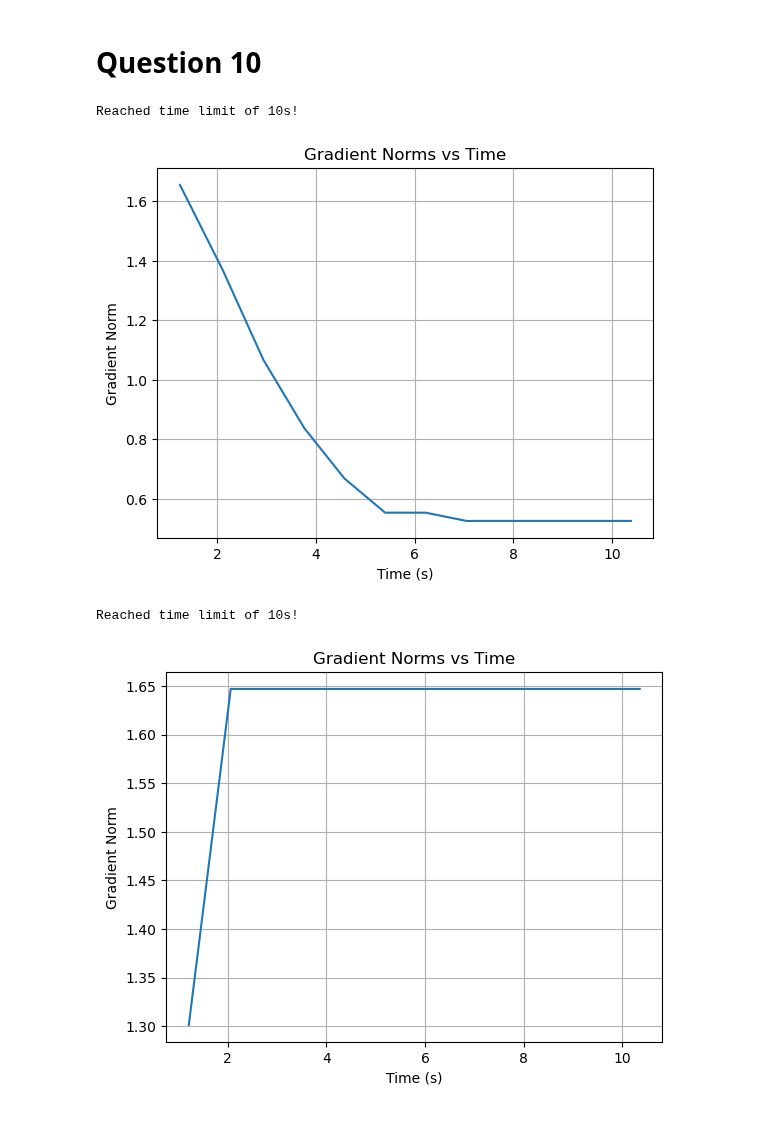
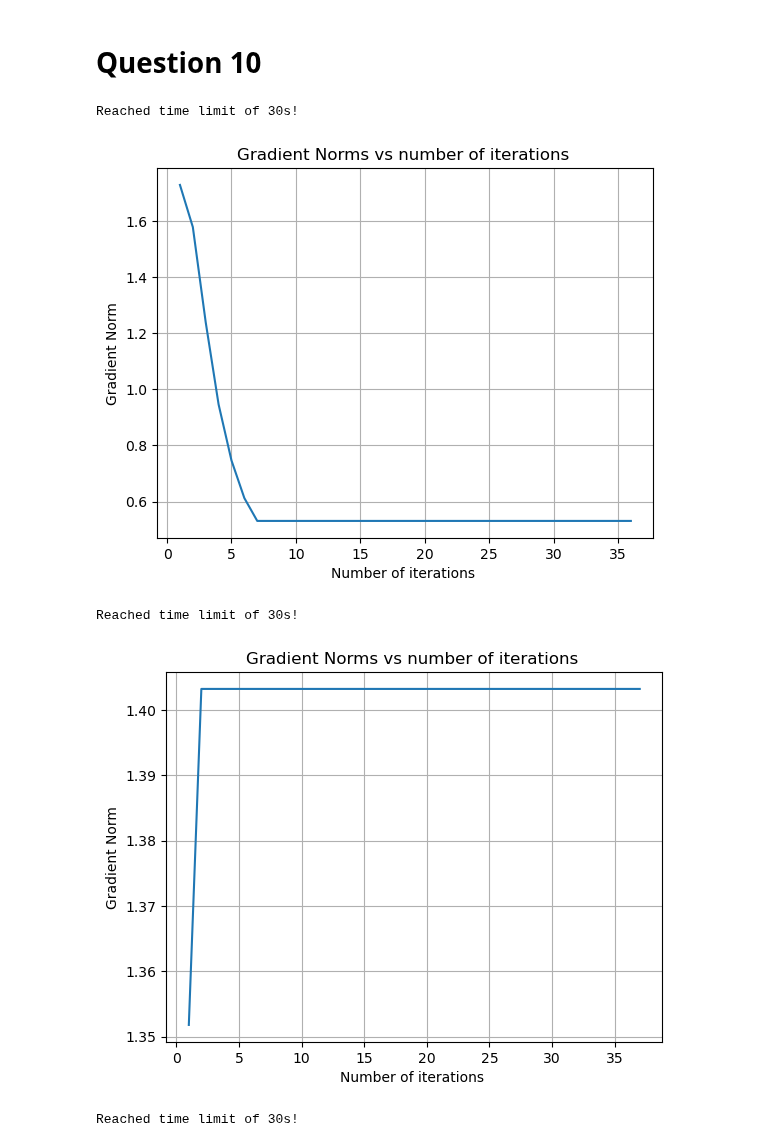
Before and after one commit to gzein/ContOpt_HW2, a Jupyter notebook: ContOpt_HW2.ipynb, the cells around one changed output. Saved outputs shown, nothing was run; the diff lists cells and outputs as text; code cells hidden in the pictures.

```diff
--- a/ContOpt_HW2.ipynb
+++ b/ContOpt_HW2.ipynb
@@ -155,16 +155,6 @@ def d_big_phi(X,P):
         d_big_phi[0:n**2,2*i:2*i+2] = d_phi(X[2*i:2*i+2].T,P)
     return d_big_phi
 
-def d_f(X,P):
-    """
-    Computes the jacobian of f
-
-    :param X: np.ndarray[(2K, 1)] "position of a star"
-    :param P: np.ndarray[(2, n**2)] "pixel positions"
-    :returns: np.ndarray[(1, 2K)]
-    """
-    return (1/n**2)*(bigphi(X,P)-y).T@d_big_phi(X,P)
-
 #compute gradient of f
 def grad_f(X,P):
     """
@@ -174,7 +164,7 @@ def grad_f(X,P):
     :param P: np.ndarray[(2, n**2)] "pixel positions"
     :returns: np.ndarray[(2K, 1)]
     """
-    return d_f(X,P).T
+    return ((1/n**2)*(bigphi(X,P)-y).T@d_big_phi(X,P)).T
 # %% [markdown]
 # Question 6.2
 # %%
@@ -369,7 +400,8 @@ def tCG(b: np.array, radius: float) -> tuple:
         if inner <= 0 or np.linalg.norm(v_plus) >= radius:
             inner_pv = v0.T@p0
             norm2_p = p0.T@p0
-            t = (-np.sqrt(inner_pv) + np.sqrt(inner_pv - (inner_pv - radius**2) * norm2_p))/norm2_p
+            norm2_v = v0.T@v0
+            t = (-inner_pv + np.sqrt( inner_pv**2 + norm2_p*(radius**2 - norm2_v) ))/norm2_p
             v0 += t * p0
             return (v0, b - r0 + t*Hp, True)  # since we solved ||v0|| = Delta, the flag is true
         else:
@@ -381,6 +413,6 @@ def tCG(b: np.array, radius: float) -> tuple:
         beta0 = (r0.T@r0)/(r_old.T@r_old)
         p0 = r0 + beta0 * p0
 
-x0 = X0.flatten(order='F').reshape(d*K,1)  # Random X
+x0 = X0.flatten(order='F').reshape(d*K,1)
 print(tCG(x0, 0.25))
 # %% [output]
@@ -404,9 +436,9 @@ print(tCG(x0, 0.25))
 # %% [markdown]
 # Question 10
 # %%
-def TRsolver(x0: np.array, Delta0: float, DeltaBar: float, rhoPrime: float=0.1, tol=0.001, time_limit = 10) -> np.array:
-    """TrustRegion solver
-
+def TRsolver(x0: np.array, Delta0: float, DeltaBar: float, rhoPrime: float=0.1, tol=0.001, time_limit = 30) -> np.array:
+    """
+    TrustRegion solver
     :param x0: np.ndarray[(2K,1))]
     :param Delta0: float
     :param DeltaBar: float
@@ -419,6 +451,8 @@ def TRsolver(x0: np.array, Delta0: float, DeltaBar: float, rhoPrime: float=0.1,
     iterates = []
     gradient_norms = []
     times = []
+    rhos = []
+    deltas = []
     while gradient > tol:  # replace with while loop, with a stopping criterion
         iterates.append(x0)
         TRsub = tCG(x0, Delta0)
@@ -428,42 +462,62 @@ def TRsolver(x0: np.array, Delta0: float, DeltaBar: float, rhoPrime: float=0.1,
             x0 = x0_plus
 
         if rho < 0.25:
             Delta0 = 0.25 * Delta0
         elif rho > 0.75 and TRsub[2]:
             Delta0 = min(2*Delta0, DeltaBar)
         else:
             pass
         gradient = np.linalg.norm(grad_f(x0, P))
+        #add outputs
         gradient_norms.append(gradient)
         times.append(time.time() - start_time)
+        rhos.append(rho)
+        deltas.append(Delta0)
+
         if time.time() - start_time > time_limit:
             print(f"Reached time limit of {time_limit}s!")
             break
     return (x0, iterates,gradient_norms,times)
 
 x0 = X0.flatten(order='F').reshape(d*K,1) #x0
 x0, iterates,gradient_norms,times = TRsolver(x0, delta_0, delta_bar)
 
-# Plot gradient norms vs time
-plt.plot(times, gradient_norms)
-plt.xlabel('Time (s)')
+# Plot gradient norms vs number of iterations
+x = np.linspace(1,len(gradient_norms),len(gradient_norms))
+plt.plot(x, gradient_norms)
+plt.xlabel('Number of iterations ')
 plt.ylabel('Gradient Norm')
-plt.title('Gradient Norms vs Time')
+plt.title('Gradient Norms vs number of iterations ')
 plt.grid(True)
 plt.show()
 
 x_random = np.random.uniform(-0.1, 0.1, (d, K)).flatten(order='F').reshape(d*K,1)  # Random X
 x0, iterates,gradient_norms,times = TRsolver(x_random, delta_0, delta_bar)
 
-# Plot gradient norms vs time
-plt.plot(times, gradient_norms)
-plt.xlabel('Time (s)')
+# Plot gradient norms vs number of iterations
+x = np.linspace(1,len(gradient_norms),len(gradient_norms))
+plt.plot(x, gradient_norms)
+plt.xlabel('Number of iterations ')
 plt.ylabel('Gradient Norm')
-plt.title('Gradient Norms vs Time')
+plt.title('Gradient Norms vs number of iterations ')
 plt.grid(True)
 plt.show()
+
+
+x_random2 = np.random.uniform(-0.1, 0.1, (d, K)).flatten(order='F').reshape(d*K,1)  # Random X
+x0, iterates,gradient_norms,times = TRsolver(x_random2, delta_0, delta_bar)
+
+# Plot gradient norms vs number of iterations
+x = np.linspace(1,len(gradient_norms),len(gradient_norms))
+plt.plot(x, gradient_norms)
+plt.xlabel('Number of iterations ')
+plt.ylabel('Gradient Norm')
+plt.title('Gradient Norms vs number of iterations ')
+plt.grid(True)
+plt.show()
 # %% [output]
-Reached time limit of 10s!
+Reached time limit of 30s!
-[figure, old version]
+[figure, new version]
-Reached time limit of 10s!
+Reached time limit of 30s!
-[figure, old version]
+[figure, new version]
+Reached time limit of 30s!
```
Also changed, not shown: parts of 4 cells of this notebook.
